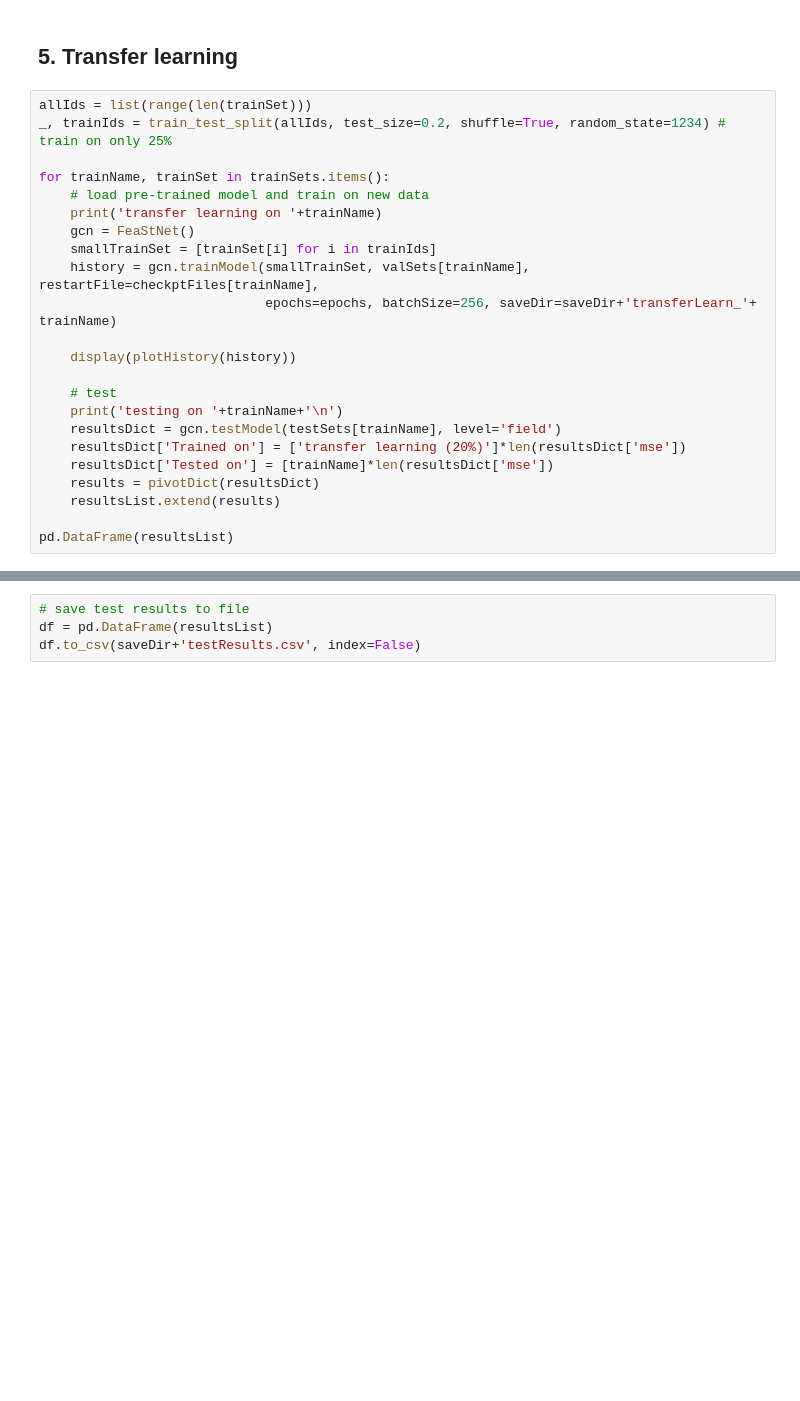
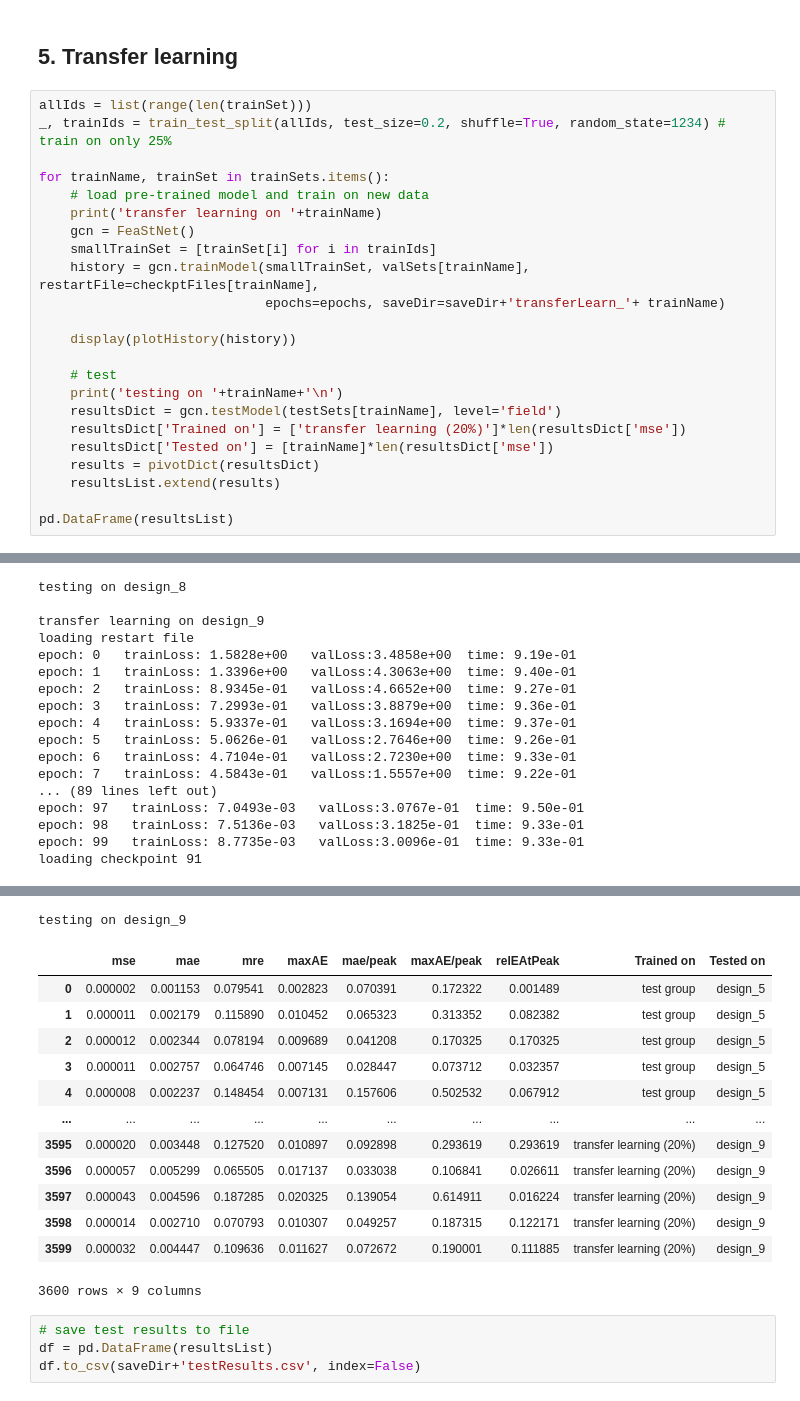
Before and after one commit to ewhalen12/gcnSurrogate, a Jupyter notebook: multiTopologyTest.ipynb, the cells around one changed output, grey strips where cells are left out. Cells and saved outputs as stored; diff of their text form; blank space fills up the shorter version.

```diff
--- a/multiTopologyTest.ipynb
+++ b/multiTopologyTest.ipynb
@@ -307,7 +382,7 @@ for trainName, trainSet in trainSets.items():
     gcn = FeaStNet()
     smallTrainSet = [trainSet[i] for i in trainIds]
     history = gcn.trainModel(smallTrainSet, valSets[trainName], restartFile=checkptFiles[trainName],
-                             epochs=epochs, batchSize=256, saveDir=saveDir+'transferLearn_'+ trainName)
+                             epochs=epochs, saveDir=saveDir+'transferLearn_'+ trainName)
 
     display(plotHistory(history))
 
@@ -320,3 +395,4 @@ for trainName, trainSet in trainSets.items():
     resultsList.extend(results)
 
 pd.DataFrame(resultsList)
+# %% [output]
@@ -322,0 +471,17 @@ pd.DataFrame(resultsList)
+testing on design_8
+
+transfer learning on design_9
+loading restart file
+epoch: 0   trainLoss: 1.5828e+00   valLoss:3.4858e+00  time: 9.19e-01
+epoch: 1   trainLoss: 1.3396e+00   valLoss:4.3063e+00  time: 9.40e-01
+epoch: 2   trainLoss: 8.9345e-01   valLoss:4.6652e+00  time: 9.27e-01
+epoch: 3   trainLoss: 7.2993e-01   valLoss:3.8879e+00  time: 9.36e-01
+epoch: 4   trainLoss: 5.9337e-01   valLoss:3.1694e+00  time: 9.37e-01
+epoch: 5   trainLoss: 5.0626e-01   valLoss:2.7646e+00  time: 9.26e-01
+epoch: 6   trainLoss: 4.7104e-01   valLoss:2.7230e+00  time: 9.33e-01
+epoch: 7   trainLoss: 4.5843e-01   valLoss:1.5557e+00  time: 9.22e-01
+... (89 lines left out)
+epoch: 97   trainLoss: 7.0493e-03   valLoss:3.0767e-01  time: 9.50e-01
+epoch: 98   trainLoss: 7.5136e-03   valLoss:3.1825e-01  time: 9.33e-01
+epoch: 99   trainLoss: 8.7735e-03   valLoss:3.0096e-01  time: 9.33e-01
+loading checkpoint 91
@@ -323,3 +489,17 @@ pd.DataFrame(resultsList)
+testing on design_9
+|  | mse | mae | mre | maxAE | mae/peak | maxAE/peak | relEAtPeak | Trained on | Tested on |
+| 0 | 0.000002 | 0.001153 | 0.079541 | 0.002823 | 0.070391 | 0.172322 | 0.001489 | test group | design_5 |
+| 1 | 0.000011 | 0.002179 | 0.115890 | 0.010452 | 0.065323 | 0.313352 | 0.082382 | test group | design_5 |
+| 2 | 0.000012 | 0.002344 | 0.078194 | 0.009689 | 0.041208 | 0.170325 | 0.170325 | test group | design_5 |
+| 3 | 0.000011 | 0.002757 | 0.064746 | 0.007145 | 0.028447 | 0.073712 | 0.032357 | test group | design_5 |
+| 4 | 0.000008 | 0.002237 | 0.148454 | 0.007131 | 0.157606 | 0.502532 | 0.067912 | test group | design_5 |
+| ... | ... | ... | ... | ... | ... | ... | ... | ... | ... |
+| 3595 | 0.000020 | 0.003448 | 0.127520 | 0.010897 | 0.092898 | 0.293619 | 0.293619 | transfer learning (20%) | design_9 |
+| 3596 | 0.000057 | 0.005299 | 0.065505 | 0.017137 | 0.033038 | 0.106841 | 0.026611 | transfer learning (20%) | design_9 |
+| 3597 | 0.000043 | 0.004596 | 0.187285 | 0.020325 | 0.139054 | 0.614911 | 0.016224 | transfer learning (20%) | design_9 |
+| 3598 | 0.000014 | 0.002710 | 0.070793 | 0.010307 | 0.049257 | 0.187315 | 0.122171 | transfer learning (20%) | design_9 |
+| 3599 | 0.000032 | 0.004447 | 0.109636 | 0.011627 | 0.072672 | 0.190001 | 0.111885 | transfer learning (20%) | design_9 |
+3600 rows × 9 columns
 # %%
 # save test results to file
 df = pd.DataFrame(resultsList)
```
Also changed, not shown: parts of 10 cells of this notebook, 5 other files.
